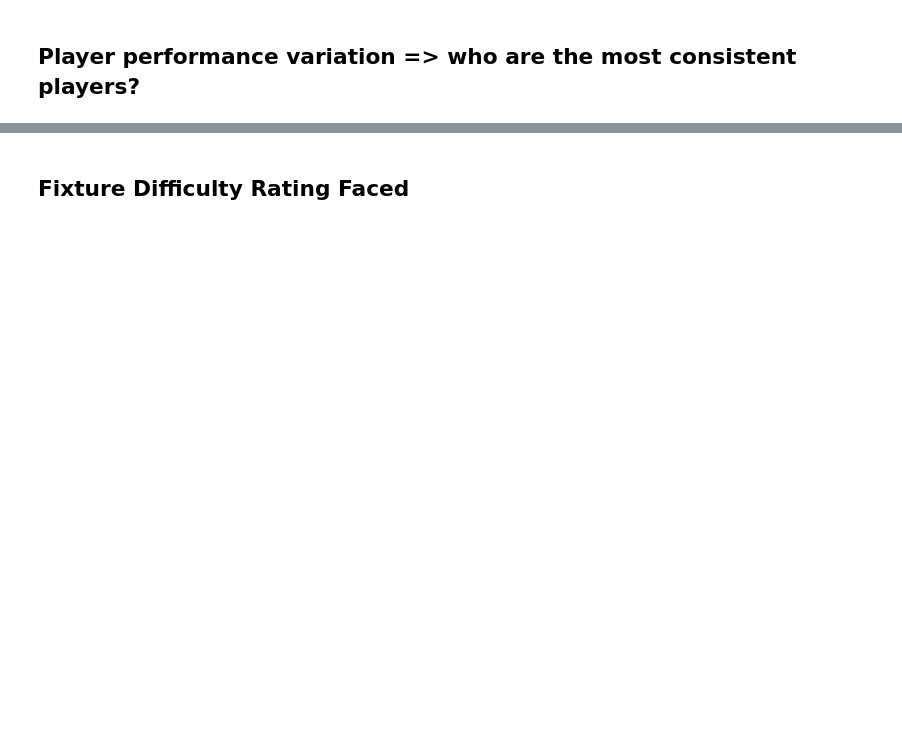
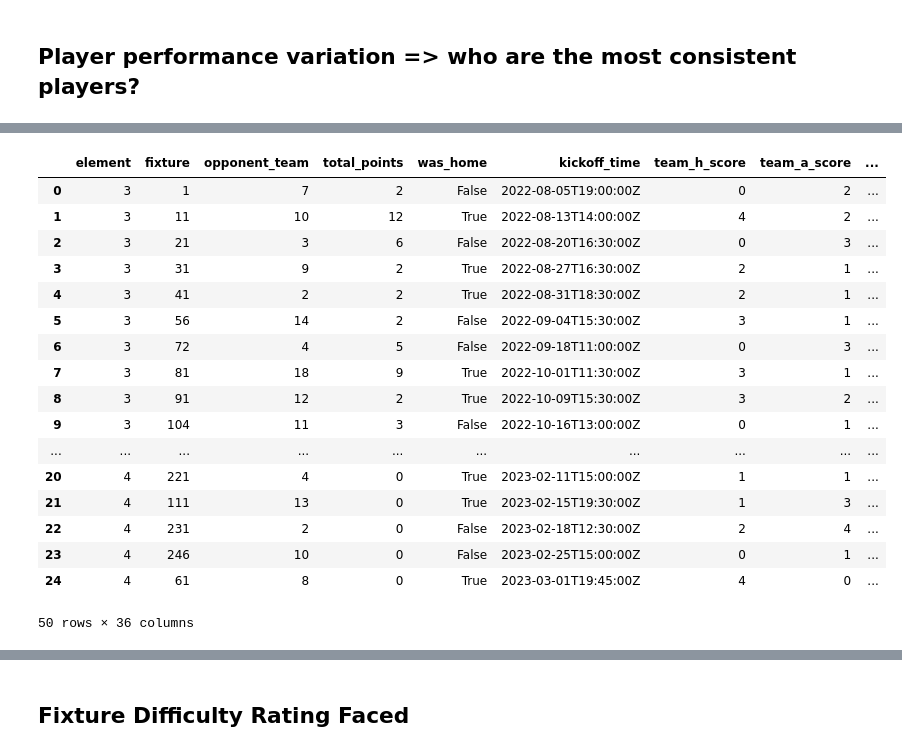
Before and after one commit to SitwalaM/fpl, a Jupyter notebook: notebooks/fpl_eda.ipynb, the cells around one changed output, grey strips where cells are left out. Drawn from its saved outputs; the diff is of its cells as text; code cells hidden in the pictures; blank space fills up the shorter version.

```diff
--- a/notebooks/fpl_eda.ipynb
+++ b/notebooks/fpl_eda.ipynb
@@ -148,3 +168,24 @@ player_variation.head()
+# %%
+combine_all_players_hist(player_id[:2])
+# %% [output]
+|  | element | fixture | opponent_team | total_points | was_home | kickoff_time | team_h_score | team_a_score | ... |
+| 0 | 3 | 1 | 7 | 2 | False | 2022-08-05T19:00:00Z | 0 | 2 | ... |
+| 1 | 3 | 11 | 10 | 12 | True | 2022-08-13T14:00:00Z | 4 | 2 | ... |
+| 2 | 3 | 21 | 3 | 6 | False | 2022-08-20T16:30:00Z | 0 | 3 | ... |
+| 3 | 3 | 31 | 9 | 2 | True | 2022-08-27T16:30:00Z | 2 | 1 | ... |
+| 4 | 3 | 41 | 2 | 2 | True | 2022-08-31T18:30:00Z | 2 | 1 | ... |
+| 5 | 3 | 56 | 14 | 2 | False | 2022-09-04T15:30:00Z | 3 | 1 | ... |
+| 6 | 3 | 72 | 4 | 5 | False | 2022-09-18T11:00:00Z | 0 | 3 | ... |
+| 7 | 3 | 81 | 18 | 9 | True | 2022-10-01T11:30:00Z | 3 | 1 | ... |
+| 8 | 3 | 91 | 12 | 2 | True | 2022-10-09T15:30:00Z | 3 | 2 | ... |
+| 9 | 3 | 104 | 11 | 3 | False | 2022-10-16T13:00:00Z | 0 | 1 | ... |
+| ... | ... | ... | ... | ... | ... | ... | ... | ... | ... |
+| 20 | 4 | 221 | 4 | 0 | True | 2023-02-11T15:00:00Z | 1 | 1 | ... |
+| 21 | 4 | 111 | 13 | 0 | True | 2023-02-15T19:30:00Z | 1 | 3 | ... |
+| 22 | 4 | 231 | 2 | 0 | False | 2023-02-18T12:30:00Z | 2 | 4 | ... |
+| 23 | 4 | 246 | 10 | 0 | False | 2023-02-25T15:00:00Z | 0 | 1 | ... |
+| 24 | 4 | 61 | 8 | 0 | True | 2023-03-01T19:45:00Z | 4 | 0 | ... |
+50 rows × 36 columns
 # %%
 fig, ax = plt.subplots(figsize = (10,10))
 sns.set()
```
Also changed, not shown: parts of 17 cells of this notebook, 8 other files.
